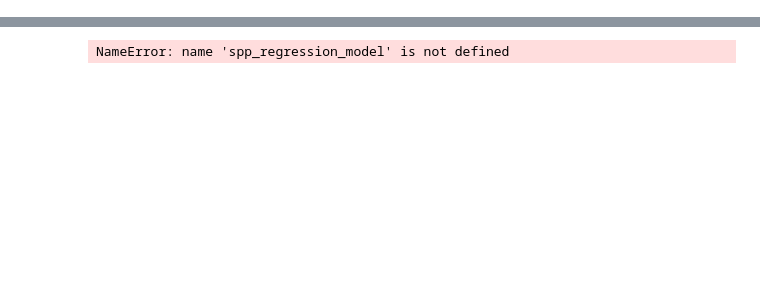
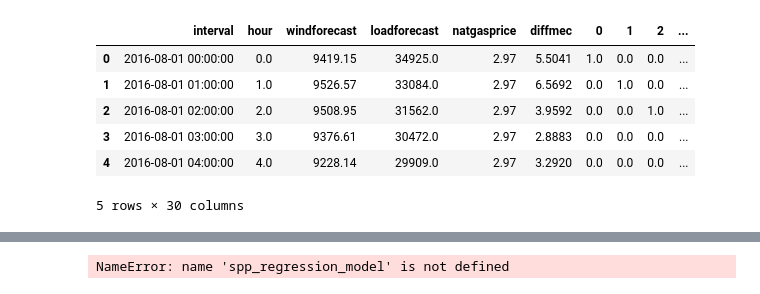
Before and after one commit to drewgray/spp-da-price-forecast, a Jupyter notebook: mlclass/spp_analysis.ipynb, the cells around one changed output, grey strips where cells are left out. Cells and saved outputs as stored; diff of their text form; code cells hidden in the pictures; blank space fills up the shorter version.

```diff
--- a/mlclass/spp_analysis.ipynb
+++ b/mlclass/spp_analysis.ipynb
@@ -9,0 +16,15 @@ NameError: name 'mec' is not defined
+# %%
+#mec = graphlab.SFrame('data/sppmecdata.csv')
+
+fname = "data/sppmecdata.csv"
+coln = ['interval','hour','windforecast','loadforecast','natgasprice','diffmec','0','1','2','3','4','5','6','7','8','9','10','11','12','13','14','15','16','17','18','19','20','21','22','23']
+mec = pd.read_csv(fname)
+mec.head()
+# %% [output]
+|  | interval | hour | windforecast | loadforecast | natgasprice | diffmec | 0 | 1 | 2 | ... |
+| 0 | 2016-08-01 00:00:00 | 0.0 | 9419.15 | 34925.0 | 2.97 | 5.5041 | 1.0 | 0.0 | 0.0 | ... |
+| 1 | 2016-08-01 01:00:00 | 1.0 | 9526.57 | 33084.0 | 2.97 | 6.5692 | 0.0 | 1.0 | 0.0 | ... |
+| 2 | 2016-08-01 02:00:00 | 2.0 | 9508.95 | 31562.0 | 2.97 | 3.9592 | 0.0 | 0.0 | 1.0 | ... |
+| 3 | 2016-08-01 03:00:00 | 3.0 | 9376.61 | 30472.0 | 2.97 | 2.8883 | 0.0 | 0.0 | 0.0 | ... |
+| 4 | 2016-08-01 04:00:00 | 4.0 | 9228.14 | 29909.0 | 2.97 | 3.2920 | 0.0 | 0.0 | 0.0 | ... |
+5 rows × 30 columns
```
Also changed, not shown: parts of 16 cells of this notebook, 2 other files.
